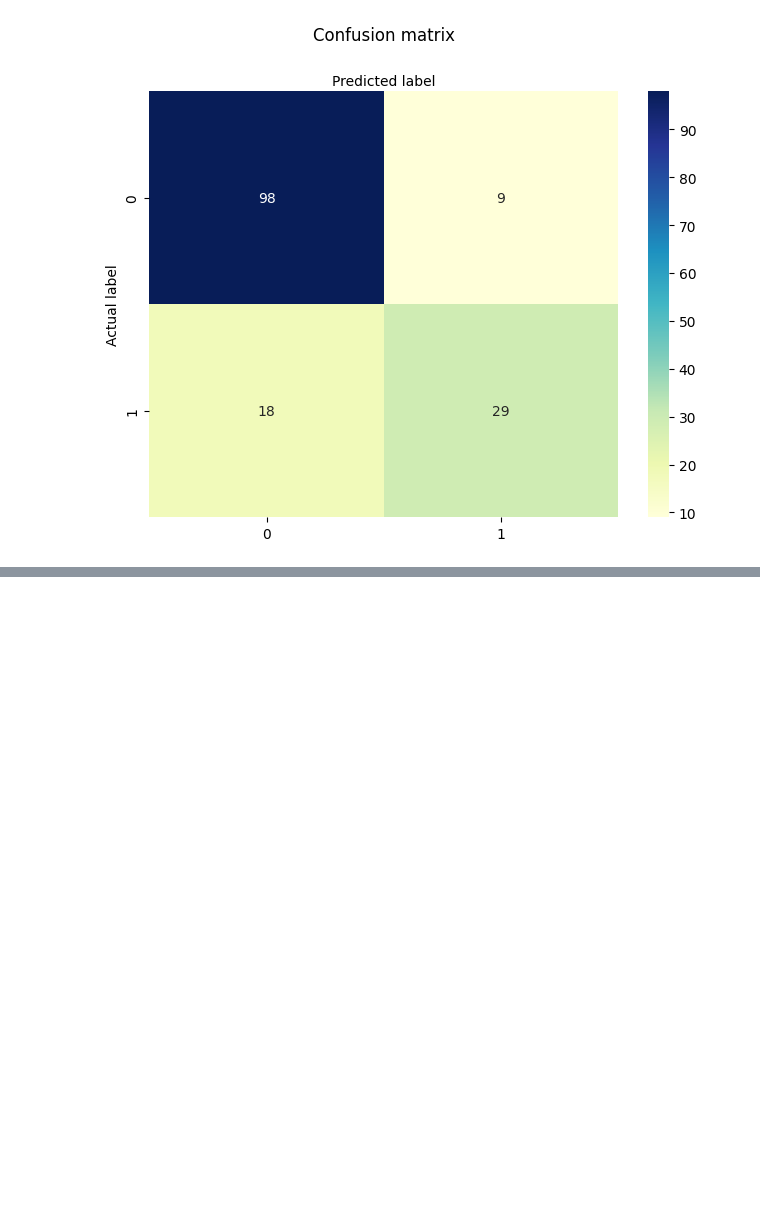
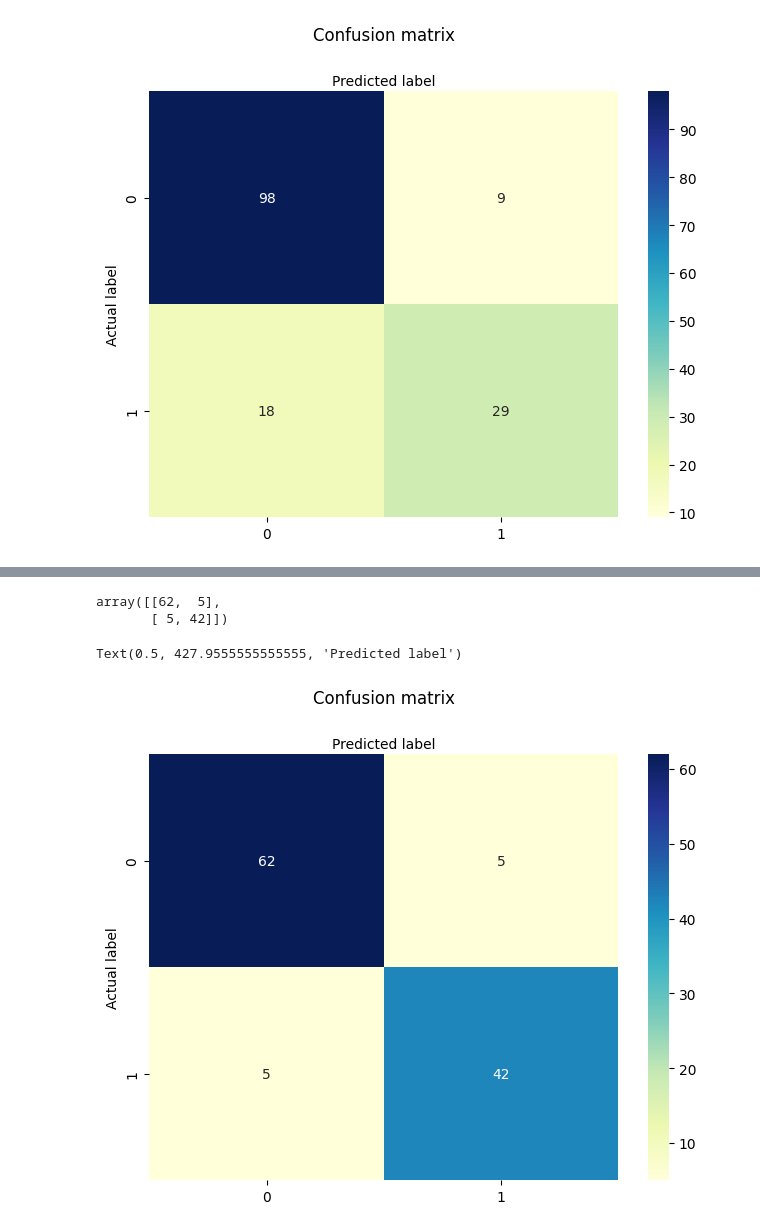
Before and after one commit to Swayyum/Intro-to-ML, a Jupyter notebook: HW3.ipynb, the cells around one changed output, grey strips where cells are left out. Saved outputs shown, nothing was run; the diff lists cells and outputs as text; code cells hidden in the pictures; blank space fills up the shorter version.

```diff
--- a/HW3.ipynb
+++ b/HW3.ipynb
@@ -203,0 +407,27 @@ Text(0.5, 427.9555555555555, 'Predicted label')
+# %%
+scaler3 = StandardScaler()
+X3_train_sc = scaler3.fit_transform(X3_train)
+X3_test_sc = scaler3.transform(X3_test)
+# %%
+from sklearn.naive_bayes import GaussianNB
+from sklearn import metrics
+# Initialize and train the Naive Bayes model
+model3 = GaussianNB()
+model3.fit(X3_train_sc, Y3_train)
+
+# Make predictions
+Y3_pred = model3.predict(X3_test_sc)
+
+# Evaluate the model
+print(metrics.classification_report(Y3_test, Y3_pred))
+accuracy3 = metrics.accuracy_score(Y3_test, Y3_pred)
+precision3 = metrics.precision_score(Y3_test, Y3_pred, average='weighted')
+recall3 = metrics.recall_score(Y3_test, Y3_pred, average='weighted')
+f1_score3 = metrics.f1_score(Y3_test, Y3_pred, average='weighted')
+
+
+# Print metrics
+print(f'Accuracy: {accuracy3}')
+print(f'Precision: {precision3}')
+print(f'Recall: {recall3}')
+print(f'F1 Score: {f1_score3}')
@@ -203,0 +448,24 @@ Text(0.5, 427.9555555555555, 'Predicted label')
+# %%
+from sklearn.metrics import confusion_matrix
+cnf_matrix1 = confusion_matrix(Y3_test, Y3_pred)
+cnf_matrix1
+# %% [output]
+array([[62,  5],
+       [ 5, 42]])
+# %%
+import seaborn as sns
+class_names=[0,1] # name  of classes
+fig, ax = plt.subplots()
+tick_marks = np.arange(len(class_names))
+plt.xticks(tick_marks, class_names)
+plt.yticks(tick_marks, class_names)
+# create heatmap
+sns.heatmap(pd.DataFrame(cnf_matrix1), annot=True, cmap="YlGnBu" ,fmt='g')
+ax.xaxis.set_label_position("top")
+plt.tight_layout()
+plt.title('Confusion matrix', y=1.1)
+plt.ylabel('Actual label')
+plt.xlabel('Predicted label')
+# %% [output]
+Text(0.5, 427.9555555555555, 'Predicted label')
+[figure, added]
```
Also changed, not shown: parts of 35 cells of this notebook.
